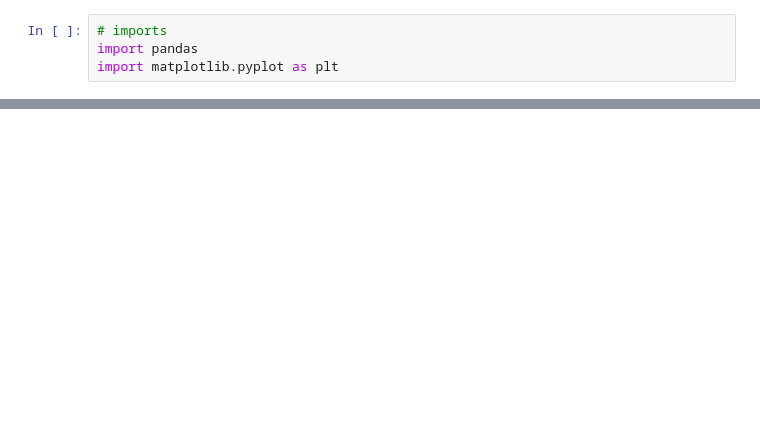
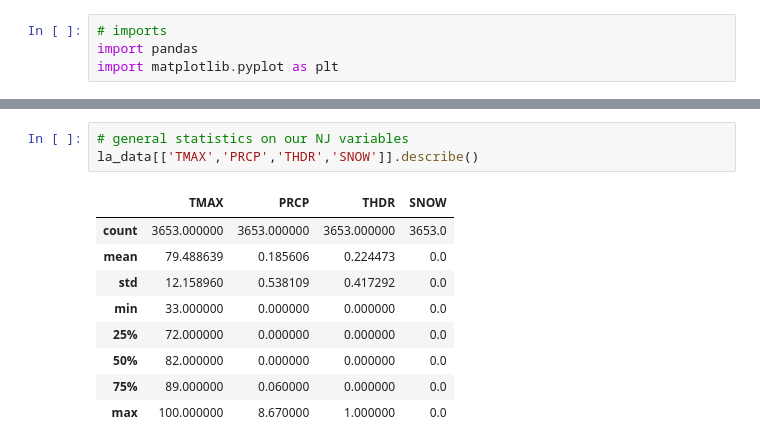
Before and after one commit to forgottenecho/weather-sonification, a Jupyter notebook: weather_to_midi.ipynb, the cells around one changed output, grey strips where cells are left out. Saved outputs shown, nothing was run; the diff lists cells and outputs as text; blank space fills up the shorter version.

```diff
--- a/weather_to_midi.ipynb
+++ b/weather_to_midi.ipynb
@@ -20 +30,14 @@ data[['TMAX','PRCP','SNOW','WT16','WT03']].describe()
+# %%
+# general statistics on our NJ variables
+la_data[['TMAX','PRCP','THDR','SNOW']].describe()
+# %% [output]
+|  | TMAX | PRCP | THDR | SNOW |
+| count | 3653.000000 | 3653.000000 | 3653.000000 | 3653.0 |
+| mean | 79.488639 | 0.185606 | 0.224473 | 0.0 |
+| std | 12.158960 | 0.538109 | 0.417292 | 0.0 |
+| min | 33.000000 | 0.000000 | 0.000000 | 0.0 |
+| 25% | 72.000000 | 0.000000 | 0.000000 | 0.0 |
+| 50% | 82.000000 | 0.000000 | 0.000000 | 0.0 |
+| 75% | 89.000000 | 0.060000 | 0.000000 | 0.0 |
+| max | 100.000000 | 8.670000 | 1.000000 | 0.0 |
 # %%
```
Also changed, not shown: parts of 4 cells of this notebook, 3 other files.
